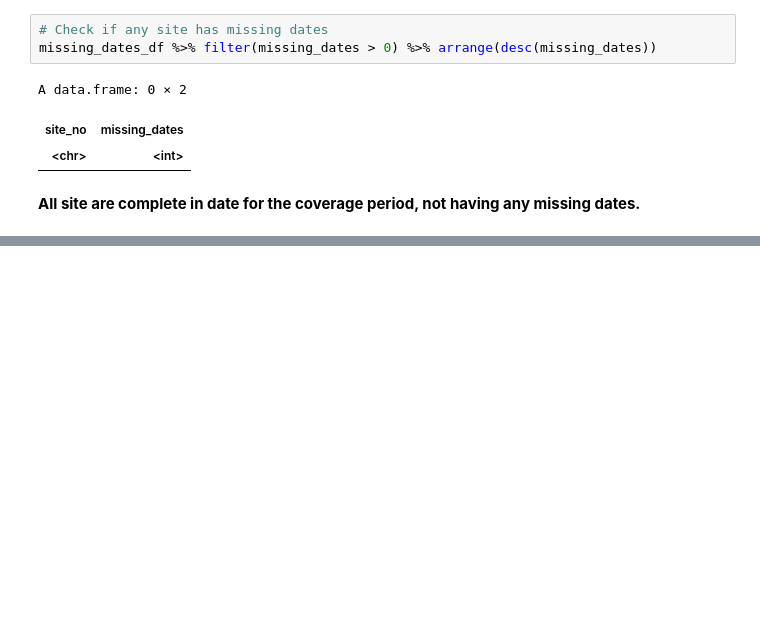
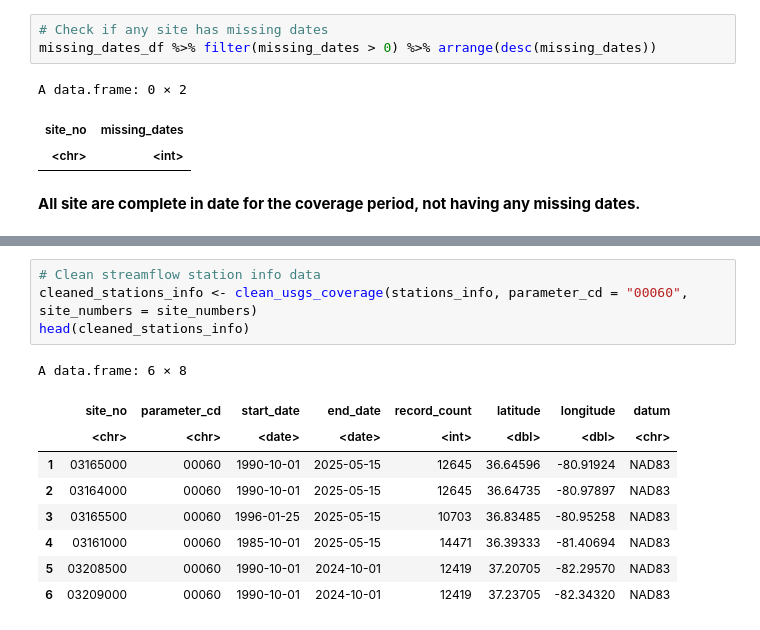
Before and after one commit to vpalvesalan/ML-ModClark-IUH-Model, a Jupyter notebook: notebooks/data_donwload/4_streaflow_download.ipynb, the cells around one changed output, grey strips where cells are left out. Cells and saved outputs as stored; diff of their text form; blank space fills up the shorter version.

```diff
--- a/notebooks/data_donwload/4_streaflow_download.ipynb
+++ b/notebooks/data_donwload/4_streaflow_download.ipynb
@@ -794,0 +872,14 @@ A data.frame: 0 × 2
+# %%
+# Clean streamflow station info data
+cleaned_stations_info <- clean_usgs_coverage(stations_info, parameter_cd = "00060", site_numbers = site_numbers)
+head(cleaned_stations_info)
+# %% [output]
+A data.frame: 6 × 8
+|  | site_no | parameter_cd | start_date | end_date | record_count | latitude | longitude | datum |
+|  | <chr> | <chr> | <date> | <date> | <int> | <dbl> | <dbl> | <chr> |
+| 1 | 03165000 | 00060 | 1990-10-01 | 2025-05-15 | 12645 | 36.64596 | -80.91924 | NAD83 |
+| 2 | 03164000 | 00060 | 1990-10-01 | 2025-05-15 | 12645 | 36.64735 | -80.97897 | NAD83 |
+| 3 | 03165500 | 00060 | 1996-01-25 | 2025-05-15 | 10703 | 36.83485 | -80.95258 | NAD83 |
+| 4 | 03161000 | 00060 | 1985-10-01 | 2025-05-15 | 14471 | 36.39333 | -81.40694 | NAD83 |
+| 5 | 03208500 | 00060 | 1990-10-01 | 2024-10-01 | 12419 | 37.20705 | -82.29570 | NAD83 |
+| 6 | 03209000 | 00060 | 1990-10-01 | 2024-10-01 | 12419 | 37.23705 | -82.34320 | NAD83 |
```
Also changed, not shown: parts of 10 cells of this notebook.
